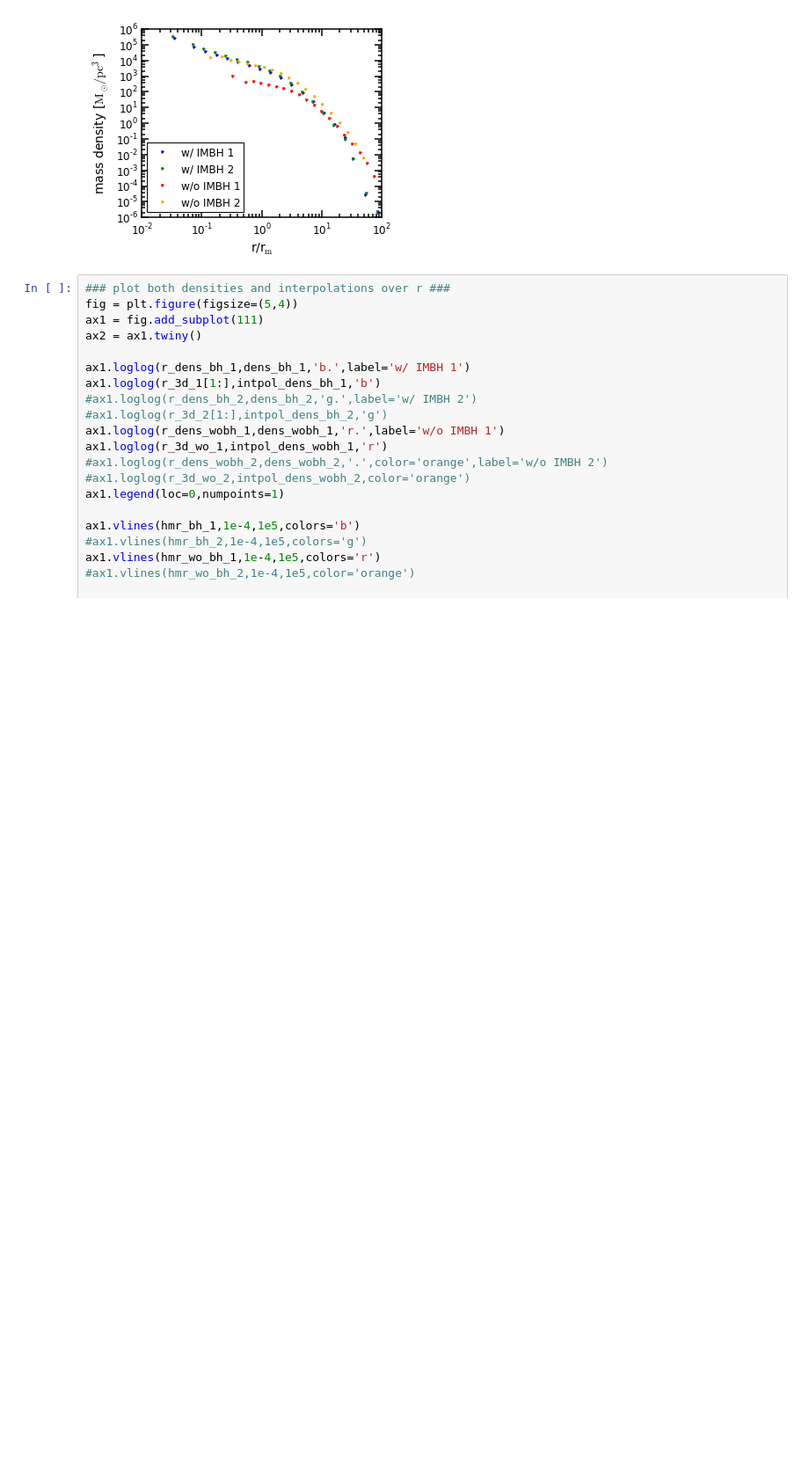
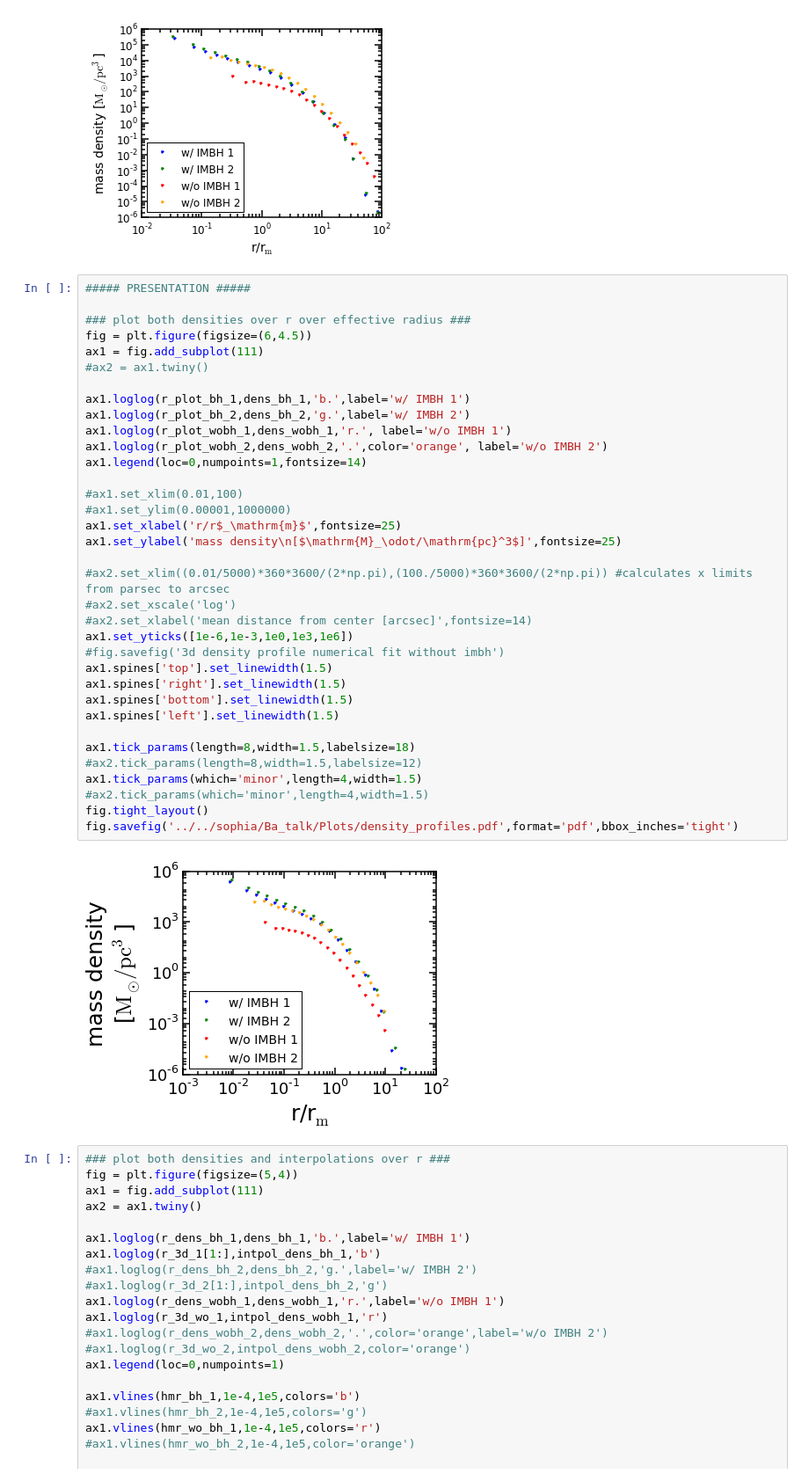
Before and after one commit to sophialilleengen/GC_actions, a Jupyter notebook: density profile 3d with Paolo class all simulations.ipynb, the cells around one changed output. Shown: that part at 88% size. Drawn from its saved outputs; the diff is of its cells as text; blank space fills up the shorter version.

```diff
--- a/density profile 3d with Paolo class all simulations.ipynb
+++ b/density profile 3d with Paolo class all simulations.ipynb
@@ -166,6 +155,43 @@ fig.tight_layout()
 fig.savefig('../../sophia/Bachelorarbeit-Entwurf/Plots/density_profiles.pdf',format='pdf',bbox_inches='tight')
 # %% [output]
 [figure]
+# %%
+##### PRESENTATION #####
+
+### plot both densities over r over effective radius ###
+fig = plt.figure(figsize=(6,4.5))
+ax1 = fig.add_subplot(111)
+#ax2 = ax1.twiny()
+
+ax1.loglog(r_plot_bh_1,dens_bh_1,'b.',label='w/ IMBH 1')
+ax1.loglog(r_plot_bh_2,dens_bh_2,'g.',label='w/ IMBH 2')
+ax1.loglog(r_plot_wobh_1,dens_wobh_1,'r.', label='w/o IMBH 1')
+ax1.loglog(r_plot_wobh_2,dens_wobh_2,'.',color='orange', label='w/o IMBH 2')
+ax1.legend(loc=0,numpoints=1,fontsize=14)
+
+#ax1.set_xlim(0.01,100)
+#ax1.set_ylim(0.00001,1000000)
+ax1.set_xlabel('r/r$_\mathrm{m}$',fontsize=25)
+ax1.set_ylabel('mass density\n[$\mathrm{M}_\odot/\mathrm{pc}^3$]',fontsize=25)
+
+#ax2.set_xlim((0.01/5000)*360*3600/(2*np.pi),(100./5000)*360*3600/(2*np.pi)) #calculates x limits from parsec to arcsec
+#ax2.set_xscale('log')
+#ax2.set_xlabel('mean distance from center [arcsec]',fontsize=14)
+ax1.set_yticks([1e-6,1e-3,1e0,1e3,1e6])
+#fig.savefig('3d density profile numerical fit without imbh')
+ax1.spines['top'].set_linewidth(1.5)
+ax1.spines['right'].set_linewidth(1.5)
+ax1.spines['bottom'].set_linewidth(1.5)
+ax1.spines['left'].set_linewidth(1.5)
+
+ax1.tick_params(length=8,width=1.5,labelsize=18)
+#ax2.tick_params(length=8,width=1.5,labelsize=12)
+ax1.tick_params(which='minor',length=4,width=1.5)
+#ax2.tick_params(which='minor',length=4,width=1.5)
+fig.tight_layout()
+fig.savefig('../../sophia/Ba_talk/Plots/density_profiles.pdf',format='pdf',bbox_inches='tight')
+# %% [output]
+[figure, added]
 # %%
 ### plot both densities and interpolations over r ###
 fig = plt.figure(figsize=(5,4))
```
Also changed, not shown: parts of 4 cells of this notebook, 19 other files.
